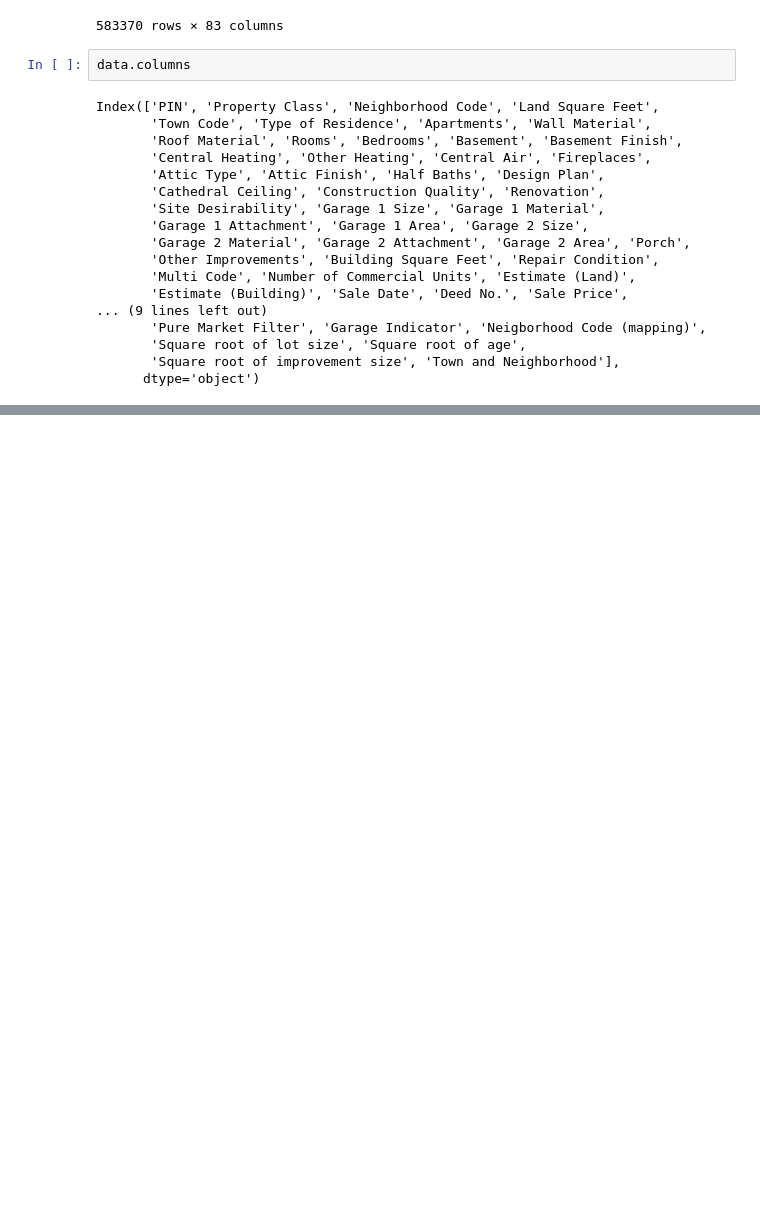
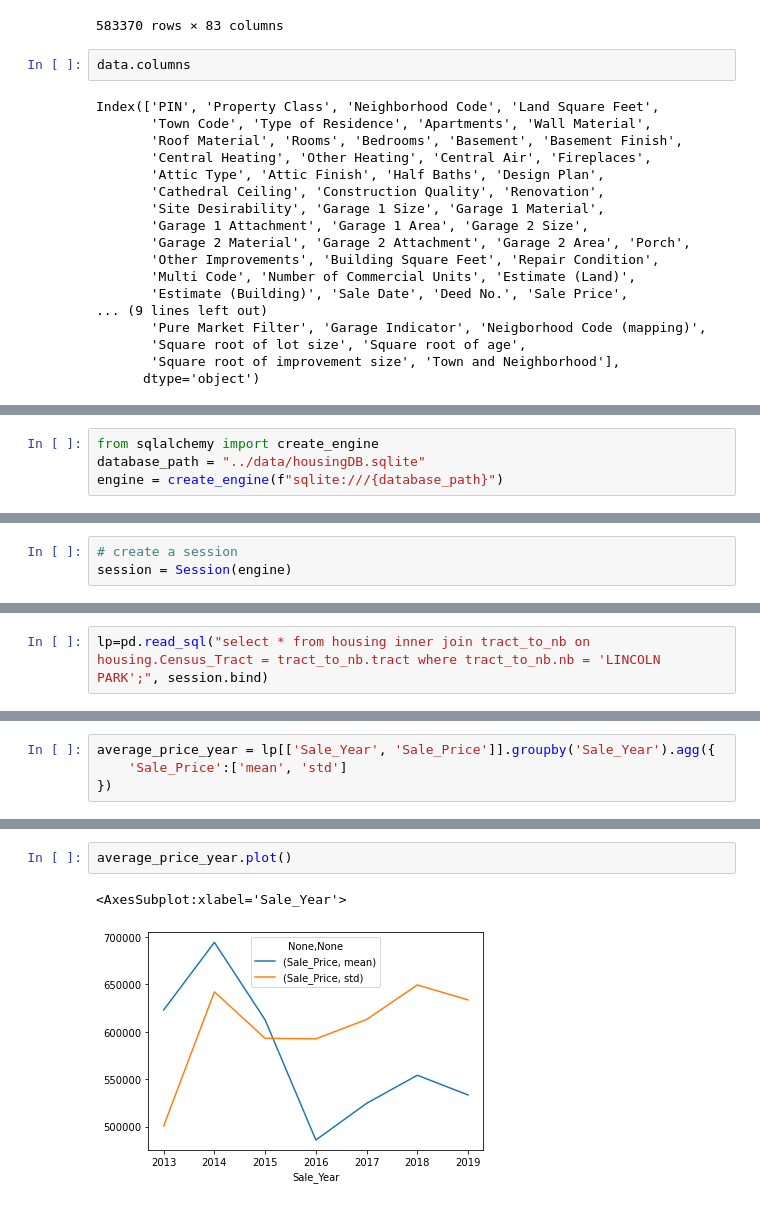
Before and after one commit to mpiraino/Chicago-Housing-Project, a Jupyter notebook: exploratory_analysis/CookCountyHousingData.ipynb, the cells around one changed output, grey strips where cells are left out. Drawn from its saved outputs; the diff is of its cells as text; blank space fills up the shorter version.

```diff
--- a/exploratory_analysis/CookCountyHousingData.ipynb
+++ b/exploratory_analysis/CookCountyHousingData.ipynb
@@ -186,0 +264,4 @@ hood_map.get_neighborhoods(41.879617, -87.633463)
+# %%
+from sqlalchemy import create_engine
+database_path = "../data/housingDB.sqlite"
+engine = create_engine(f"sqlite:///{database_path}")
@@ -186,0 +396,3 @@ hood_map.get_neighborhoods(41.879617, -87.633463)
+# %%
+# create a session
+session = Session(engine)
@@ -186,0 +428,2 @@ hood_map.get_neighborhoods(41.879617, -87.633463)
+# %%
+lp=pd.read_sql("select * from housing inner join tract_to_nb on housing.Census_Tract = tract_to_nb.tract where tract_to_nb.nb = 'LINCOLN PARK';", session.bind)
@@ -186,0 +432,4 @@ hood_map.get_neighborhoods(41.879617, -87.633463)
+# %%
+average_price_year = lp[['Sale_Year', 'Sale_Price']].groupby('Sale_Year').agg({
+    'Sale_Price':['mean', 'std']
+})
@@ -186,0 +449,5 @@ hood_map.get_neighborhoods(41.879617, -87.633463)
+# %%
+average_price_year.plot()
+# %% [output]
+<AxesSubplot:xlabel='Sale_Year'>
+[figure, added]
```
Also changed, not shown: parts of 46 cells of this notebook, 1 other file.
